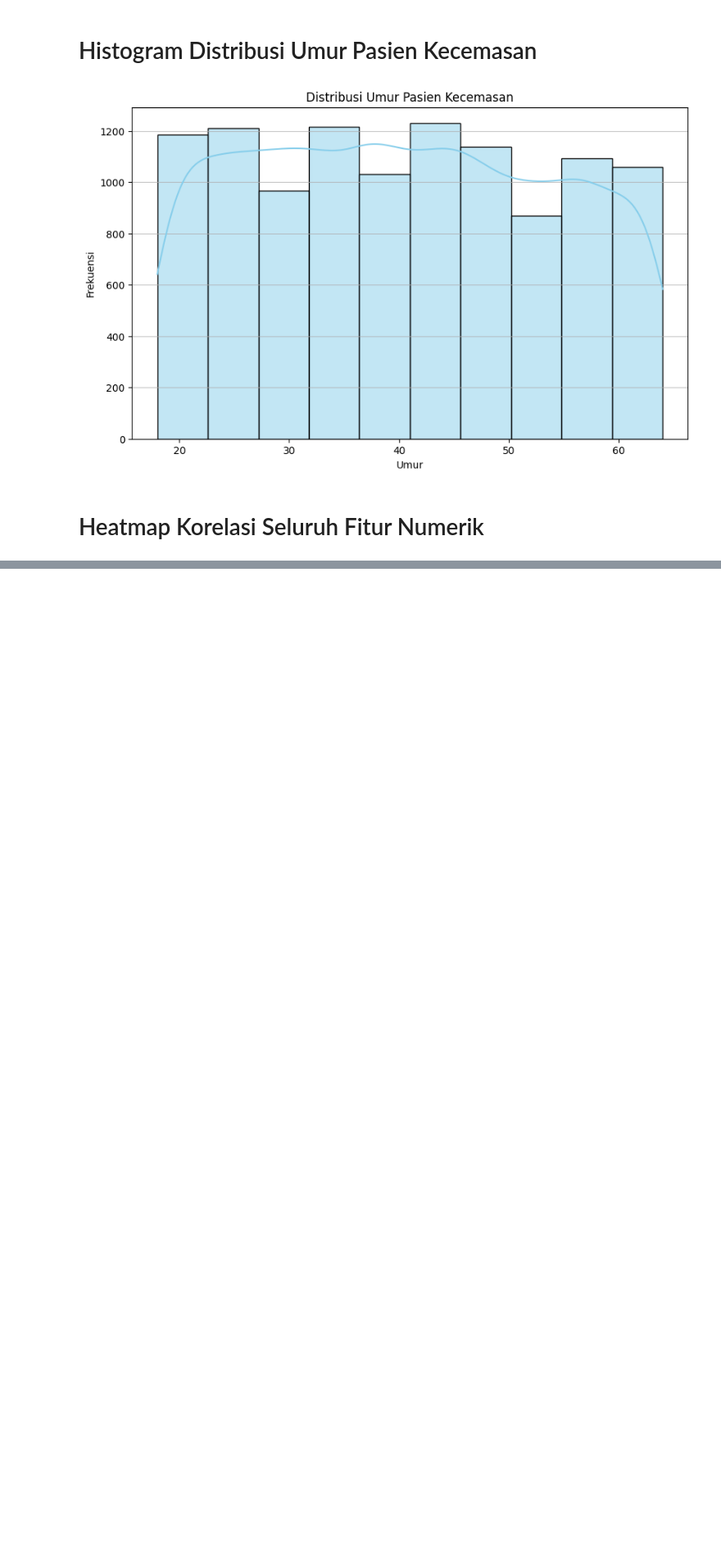
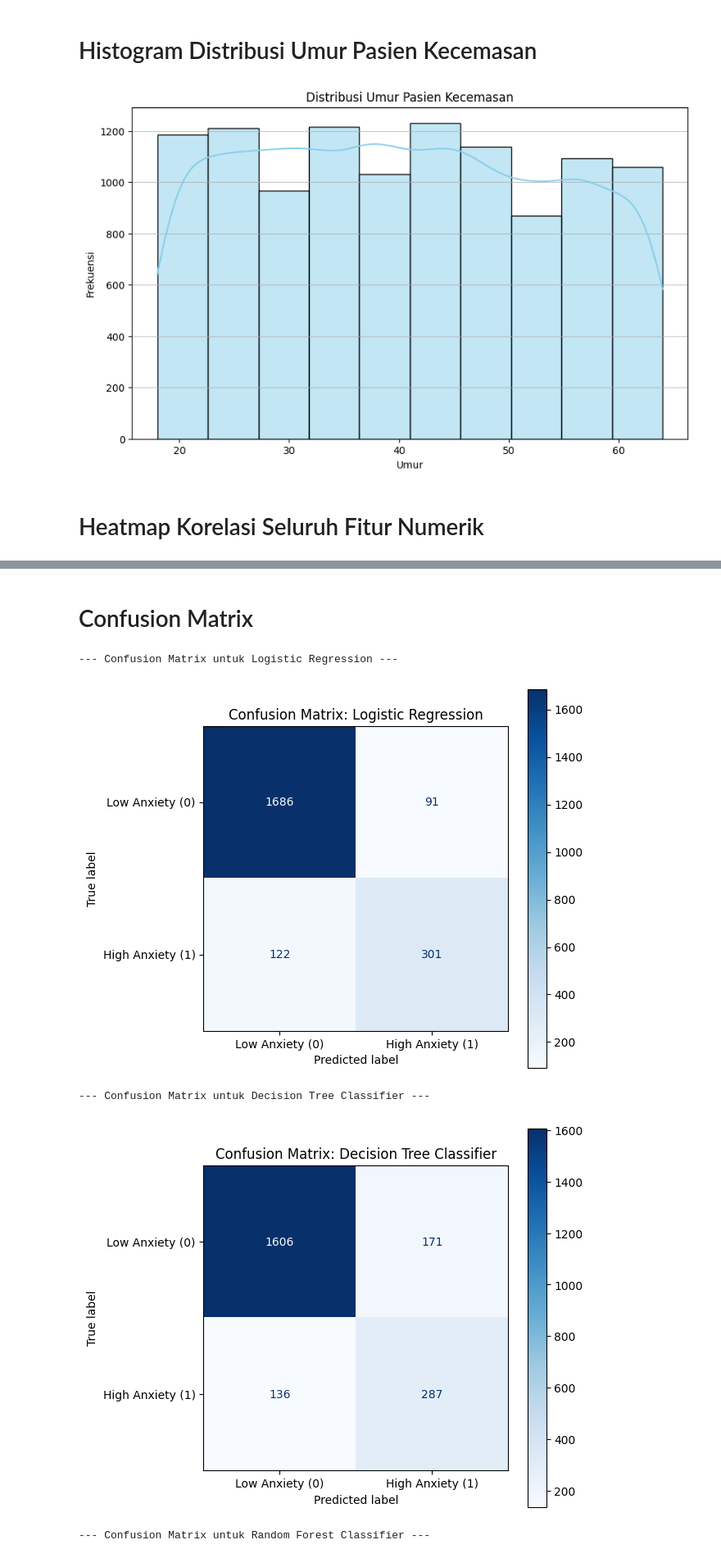
Before and after one commit to kkuromies/Campus, a Jupyter notebook: Social_Anxiety_Dataset_Adinda.ipynb, the cells around one changed output, grey strips where cells are left out. Shown at 82% size. Saved outputs shown, nothing was run; the diff lists cells and outputs as text; code cells hidden in the pictures; blank space fills up the shorter version.

```diff
--- a/Social_Anxiety_Dataset_Adinda.ipynb
+++ b/Social_Anxiety_Dataset_Adinda.ipynb
@@ -279,0 +367,20 @@ plt.show()
+# %%
+from sklearn.ensemble import RandomForestClassifier
+from sklearn.metrics import accuracy_score, classification_report
+
+# Binarisasi Variabel Target (Anxiety Level) - pastikan ini sudah dilakukan di sel sebelumnya
+# Jika belum, uncomment dan jalankan baris berikut:
+threshold = 5
+y_train_binary = (y_train > threshold).astype(int)
+y_test_binary = (y_test > threshold).astype(int)
+
+# Inisialisasi dan latih model Random Forest Classifier
+n_estimators_val = 100
+model_rf = RandomForestClassifier(n_estimators=n_estimators_val, random_state=42, n_jobs=-1)
+model_rf.fit(X_train, y_train_binary)
+
+# Evaluasi Model
+y_pred_rf = model_rf.predict(X_test)
+print(f"Accuracy pada test set: {accuracy_score(y_test_binary, y_pred_rf):.4f}")
+print("Classification Report:")
+print(classification_report(y_test_binary, y_pred_rf))
@@ -279,0 +398,32 @@ plt.show()
+# %% [markdown]
+# Confusion Matrix
+# %%
+import matplotlib.pyplot as plt
+import seaborn as sns
+from sklearn.metrics import confusion_matrix, ConfusionMatrixDisplay
+
+# Assuming y_test_binary, y_pred_lr, y_pred_dt, and y_pred_rf are available
+
+def plot_confusion_matrix(y_true, y_pred, model_name):
+    cm = confusion_matrix(y_true, y_pred)
+    disp = ConfusionMatrixDisplay(confusion_matrix=cm, display_labels=['Low Anxiety (0)', 'High Anxiety (1)'])
+    fig, ax = plt.subplots(figsize=(6, 6))
+    disp.plot(ax=ax, cmap='Blues', values_format='d')
+    ax.set_title(f'Confusion Matrix: {model_name}')
+    plt.grid(False)
+    plt.show()
+
+print("--- Confusion Matrix untuk Logistic Regression ---")
+plot_confusion_matrix(y_test_binary, y_pred_lr, 'Logistic Regression')
+
+print("\n--- Confusion Matrix untuk Decision Tree Classifier ---")
+plot_confusion_matrix(y_test_binary, y_pred_dt, 'Decision Tree Classifier')
+
+print("\n--- Confusion Matrix untuk Random Forest Classifier ---")
+plot_confusion_matrix(y_test_binary, y_pred_rf, 'Random Forest Classifier')
+# %% [output]
+--- Confusion Matrix untuk Logistic Regression ---
+[figure, added]
+--- Confusion Matrix untuk Decision Tree Classifier ---
+[figure, added]
+--- Confusion Matrix untuk Random Forest Classifier ---
```
Also changed, not shown: parts of 8 cells of this notebook.
